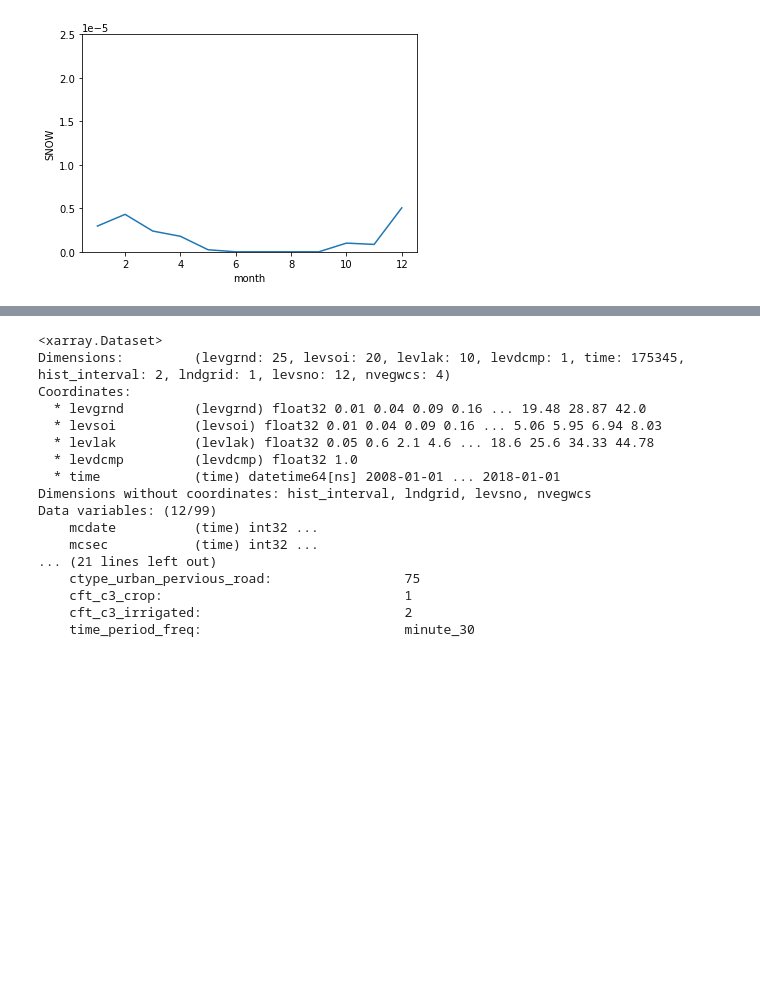
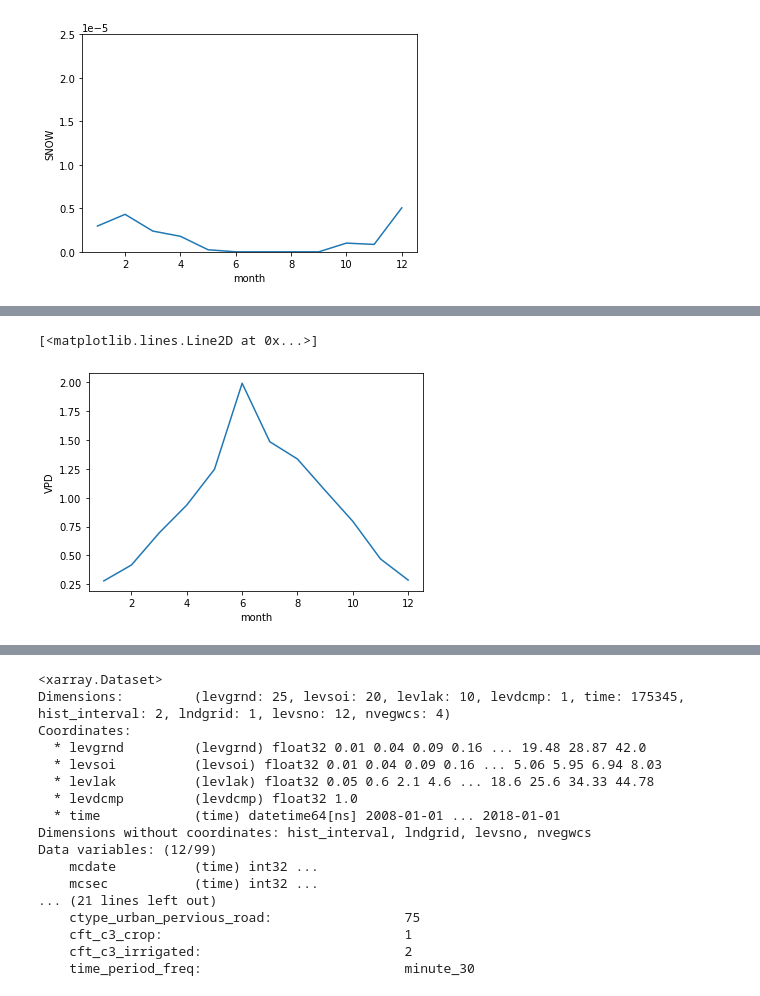
Before and after one commit to djk2120/mpj_osse, a Jupyter notebook: analysis/template.ipynb, the cells around one changed output, grey strips where cells are left out. Cells and saved outputs as stored; diff of their text form; code cells hidden in the pictures; blank space fills up the shorter version.

```diff
--- a/analysis/template.ipynb
+++ b/analysis/template.ipynb
@@ -147,0 +189,5 @@ plt.ylim([0,2.5e-5]);
+# %%
+ds.VPD.groupby('time.month').mean().plot()
+# %% [output]
+[<matplotlib.lines.Line2D at 0x...>]
+[figure, added]
```
Also changed, not shown: parts of 26 cells of this notebook.
